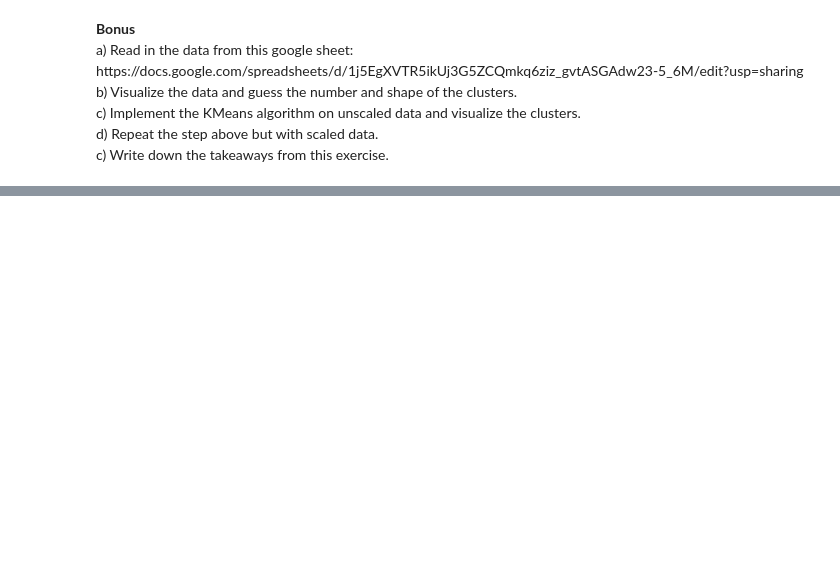
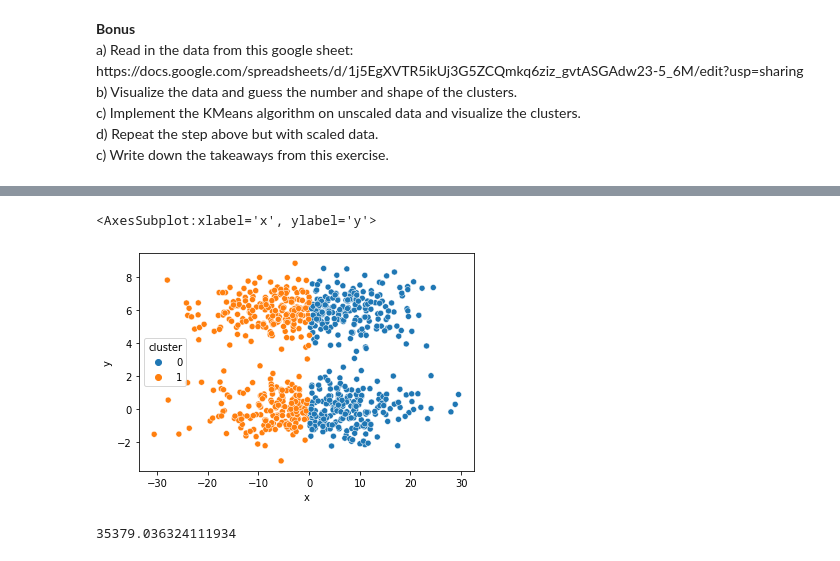
Before and after one commit to Jared-Godar/clustering-exercises, a Jupyter notebook: modeling.ipynb, the cells around one changed output, grey strips where cells are left out. Saved outputs shown, nothing was run; the diff lists cells and outputs as text; code cells hidden in the pictures; blank space fills up the shorter version.

```diff
--- a/modeling.ipynb
+++ b/modeling.ipynb
@@ -750,0 +444,11 @@ c) Write down the takeaways from this exercise.</p>
+# %%
+# sklearn implementation of KMeans
+
+#define the thing
+kmeans = KMeans(n_clusters=2, random_state = 123, verbose=0)
+
+# fit the thing
+kmeans.fit(X)
+
+# Use (predict using) the thing
+kmeans.predict(X)
@@ -750,0 +473,6 @@ c) Write down the takeaways from this exercise.</p>
+# %%
+# make a new column names cluster in iris and X_scaled dataframe
+
+df['cluster'] = kmeans.predict(X)
+
+X['cluster'] = kmeans.predict(X)
@@ -750,0 +495,9 @@ c) Write down the takeaways from this exercise.</p>
+# %%
+sns.scatterplot(data=df, x='x', y='y', hue='cluster')
+# %% [output]
+<AxesSubplot:xlabel='x', ylabel='y'>
+[figure, added]
+# %%
+kmeans.inertia_
+# %% [output]
+35379.036324111934
```
Also changed, not shown: parts of 69 cells of this notebook, 1 other file.
